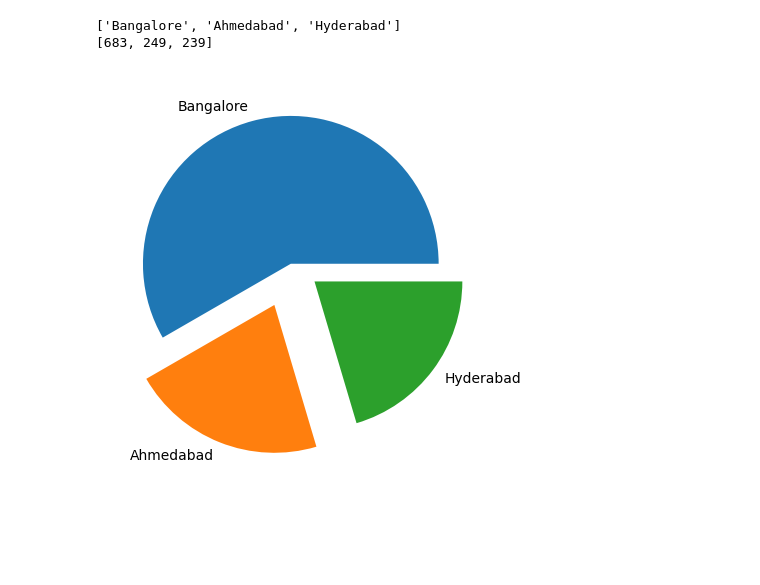
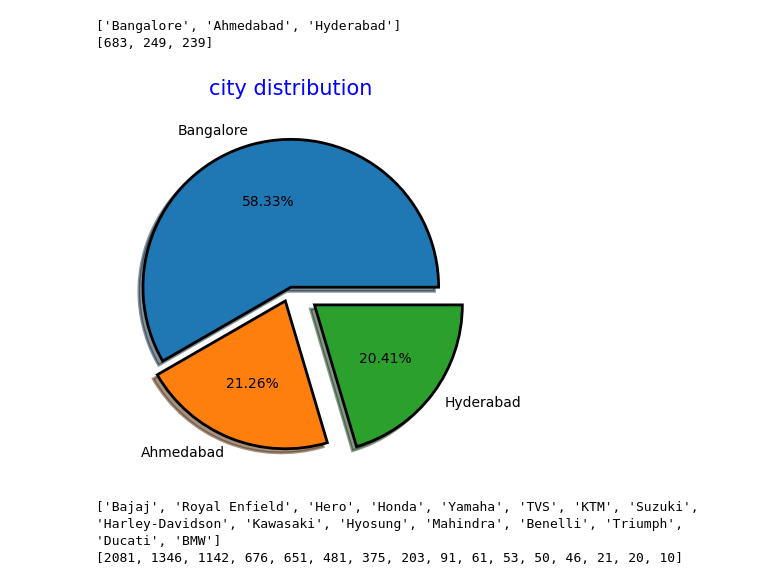
Before and after one commit to Ranjit-Singh-786/evetest, a Jupyter notebook: regression_project.ipynb, the cells around one changed output. Drawn from its saved outputs; the diff is of its cells as text; code cells hidden in the pictures; blank space fills up the shorter version.

```diff
--- a/regression_project.ipynb
+++ b/regression_project.ipynb
@@ -179,8 +179,17 @@ print(n_counts)
 # %%
 import matplotlib.pyplot as plt
 # %%
-myexplode = [0, 0.3, 0.2]
-plt.pie(n_counts,labels=city,explode=myexplode)
+myexplode = [0, 0.1, 0.2]
+plt.pie(n_counts,labels=city,explode=myexplode,autopct="%2.2f%%",shadow=True,wedgeprops={"edgecolor":"k","linewidth":2})
+plt.title("city distribution",fontsize=15,color="blue")
 plt.show()
 # %% [output]
-[figure, old version]
+[figure, new version]
+# %%
+brands_name = list(df2['brand'].value_counts().keys())
+no_of_bikes = list(df2['brand'].value_counts().values)
+print(brands_name)
+print(no_of_bikes)
+# %% [output]
+['Bajaj', 'Royal Enfield', 'Hero', 'Honda', 'Yamaha', 'TVS', 'KTM', 'Suzuki', 'Harley-Davidson', 'Kawasaki', 'Hyosung', 'Mahindra', 'Benelli', 'Triumph', 'Ducati', 'BMW']
+[2081, 1346, 1142, 676, 651, 481, 375, 203, 91, 61, 53, 50, 46, 21, 20, 10]
```
Also changed, not shown: parts of 9 cells of this notebook.
